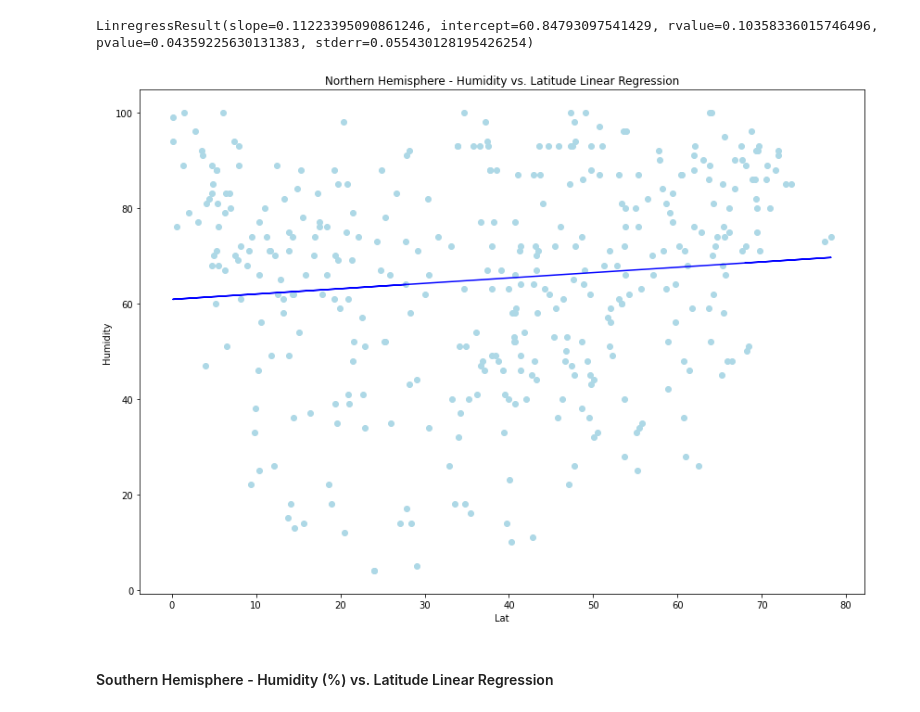
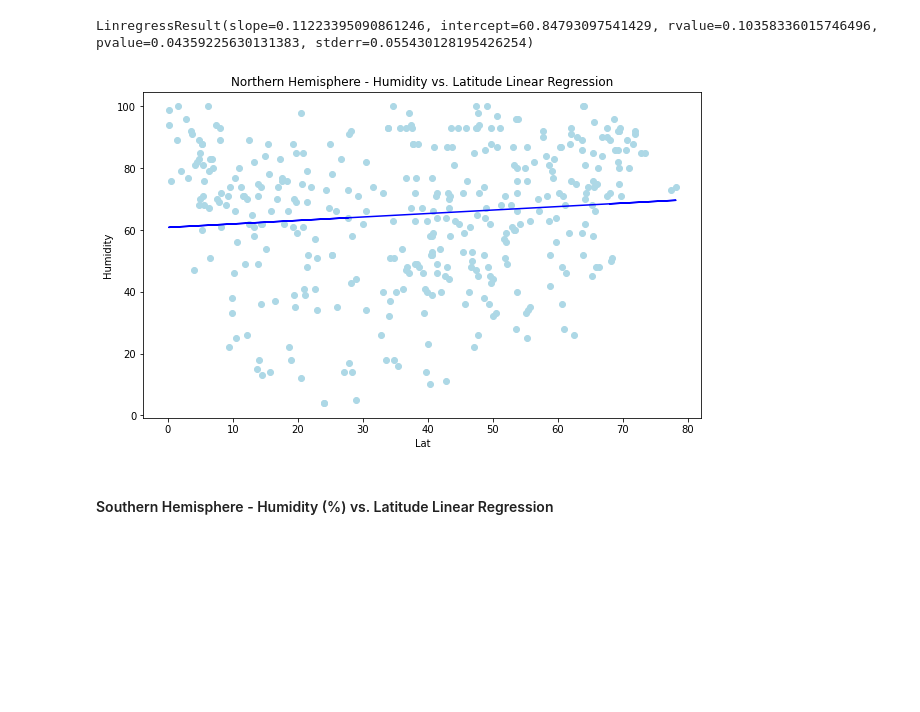
Before and after one commit to Carly-Jane/Python_API_Homework_Carly_Wieland, a Jupyter notebook: starter_code/WeatherPy.ipynb, the cells around one changed output. Saved outputs shown, nothing was run; the diff lists cells and outputs as text; code cells hidden in the pictures; blank space fills up the shorter version.

```diff
--- a/starter_code/WeatherPy.ipynb
+++ b/starter_code/WeatherPy.ipynb
@@ -376,18 +388,18 @@ LinregressResult(slope=0.11223395090861246, intercept=60.84793097541429, rvalue=
 # %%
 slope = 0.11223395090861246
 intercept = 60.84793097541429
 
 y_axis = north_hemisphere_df['Lat']*slope+intercept
 line_eq = "y = " + str(round(slope,2)) + "x + " + str(round(intercept,2))
-plt.subplots(figsize=(14,10))
+plt.subplots(figsize=(10,6))
 plt.scatter(north_hemisphere_df['Lat'],north_hemisphere_df['Humidity'], color='lightblue')
 plt.plot(north_hemisphere_df['Lat'],y_axis,color="blue")
 plt.xlabel('Lat')
 plt.ylabel('Humidity');
 plt.title("Northern Hemisphere - Humidity vs. Latitude Linear Regression")
 plt.show()
 # %% [output]
-[figure, old version]
+[figure, new version]
 # %% [markdown]
 ####  Southern Hemisphere - Humidity (%) vs. Latitude Linear Regression
 # %%
```
Also changed, not shown: parts of 15 cells of this notebook, 2 other files.
